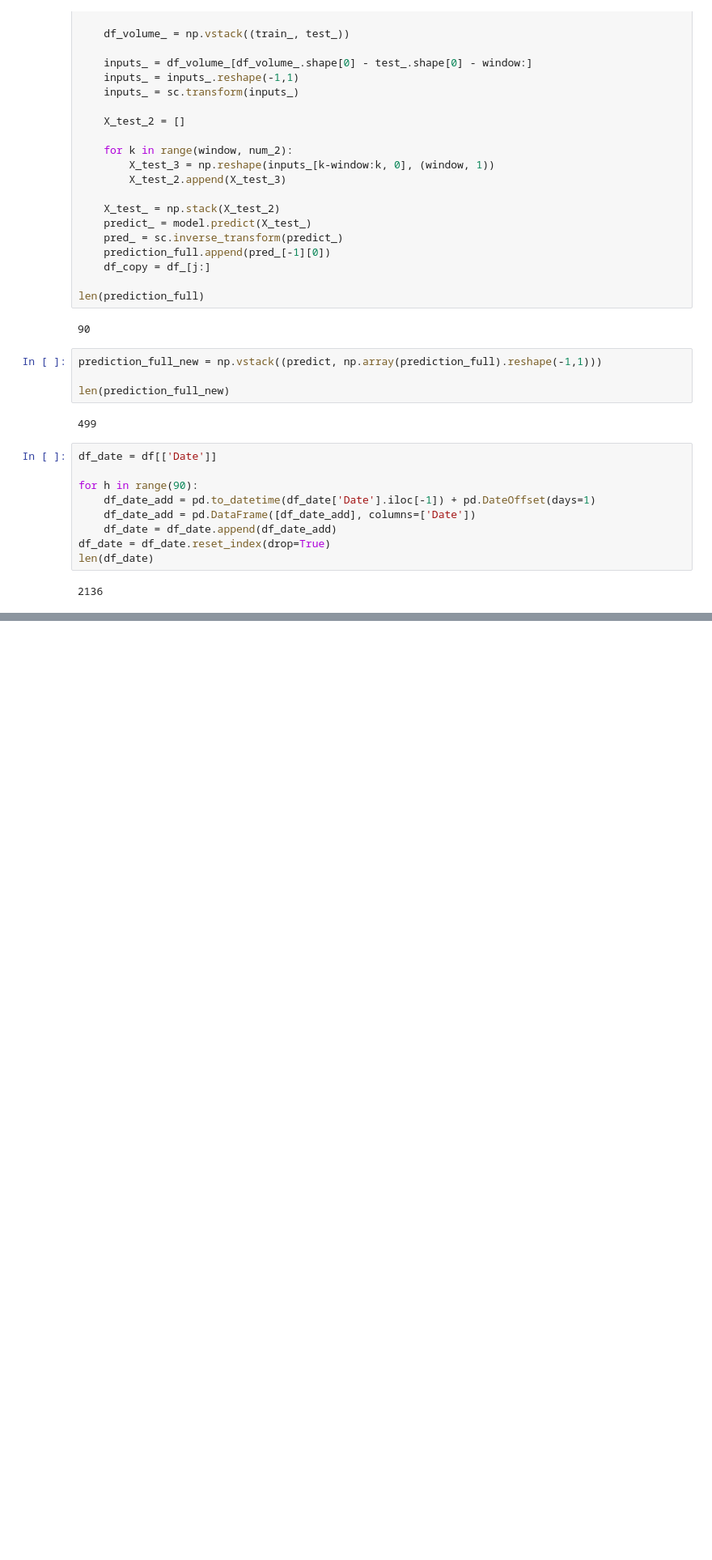
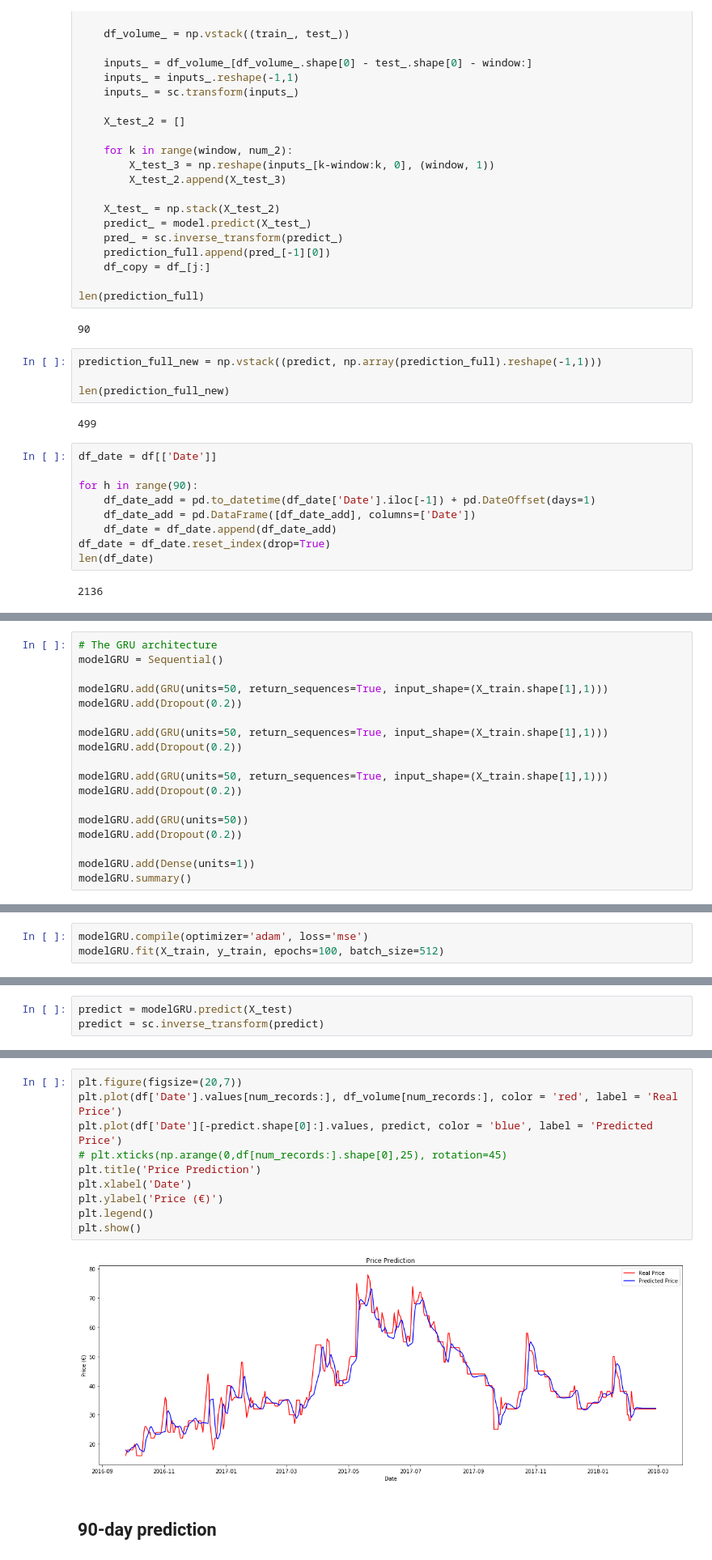
Before and after one commit to AlexandraAlmeidaGithub/Upskill, a Jupyter notebook: Projeto Alexandra Almeida.ipynb, the cells around one changed output, grey strips where cells are left out. Shown at 81% size. Drawn from its saved outputs; the diff is of its cells as text; blank space fills up the shorter version.

```diff
--- a/Projeto Alexandra Almeida.ipynb
+++ b/Projeto Alexandra Almeida.ipynb
@@ -323,0 +326,18 @@ plt.show()
+# %%
+# The GRU architecture
+modelGRU = Sequential()
+
+modelGRU.add(GRU(units=50, return_sequences=True, input_shape=(X_train.shape[1],1)))
+modelGRU.add(Dropout(0.2))
+
+modelGRU.add(GRU(units=50, return_sequences=True, input_shape=(X_train.shape[1],1)))
+modelGRU.add(Dropout(0.2))
+
+modelGRU.add(GRU(units=50, return_sequences=True, input_shape=(X_train.shape[1],1)))
+modelGRU.add(Dropout(0.2))
+
+modelGRU.add(GRU(units=50))
+modelGRU.add(Dropout(0.2))
+
+modelGRU.add(Dense(units=1))
+modelGRU.summary()
@@ -323,0 +362,3 @@ plt.show()
+# %%
+modelGRU.compile(optimizer='adam', loss='mse')
+modelGRU.fit(X_train, y_train, epochs=100, batch_size=512)
@@ -323,0 +384,3 @@ plt.show()
+# %%
+predict = modelGRU.predict(X_test)
+predict = sc.inverse_transform(predict)
@@ -323,0 +397,14 @@ plt.show()
+# %%
+plt.figure(figsize=(20,7))
+plt.plot(df['Date'].values[num_records:], df_volume[num_records:], color = 'red', label = 'Real Price')
+plt.plot(df['Date'][-predict.shape[0]:].values, predict, color = 'blue', label = 'Predicted Price')
+# plt.xticks(np.arange(0,df[num_records:].shape[0],25), rotation=45)
+plt.title('Price Prediction')
+plt.xlabel('Date')
+plt.ylabel('Price (€)')
+plt.legend()
+plt.show()
+# %% [output]
+[figure, added]
+# %% [markdown]
+## 90-day prediction
```
Also changed, not shown: parts of 11 cells of this notebook.
